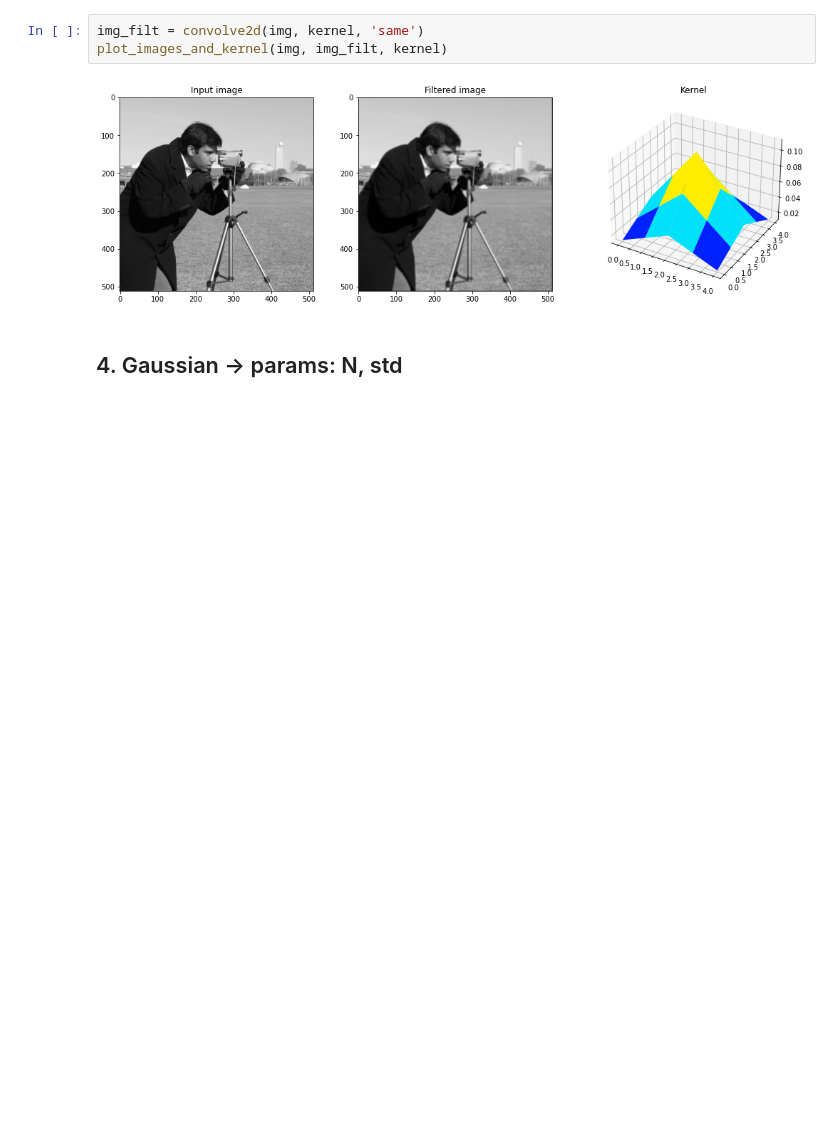
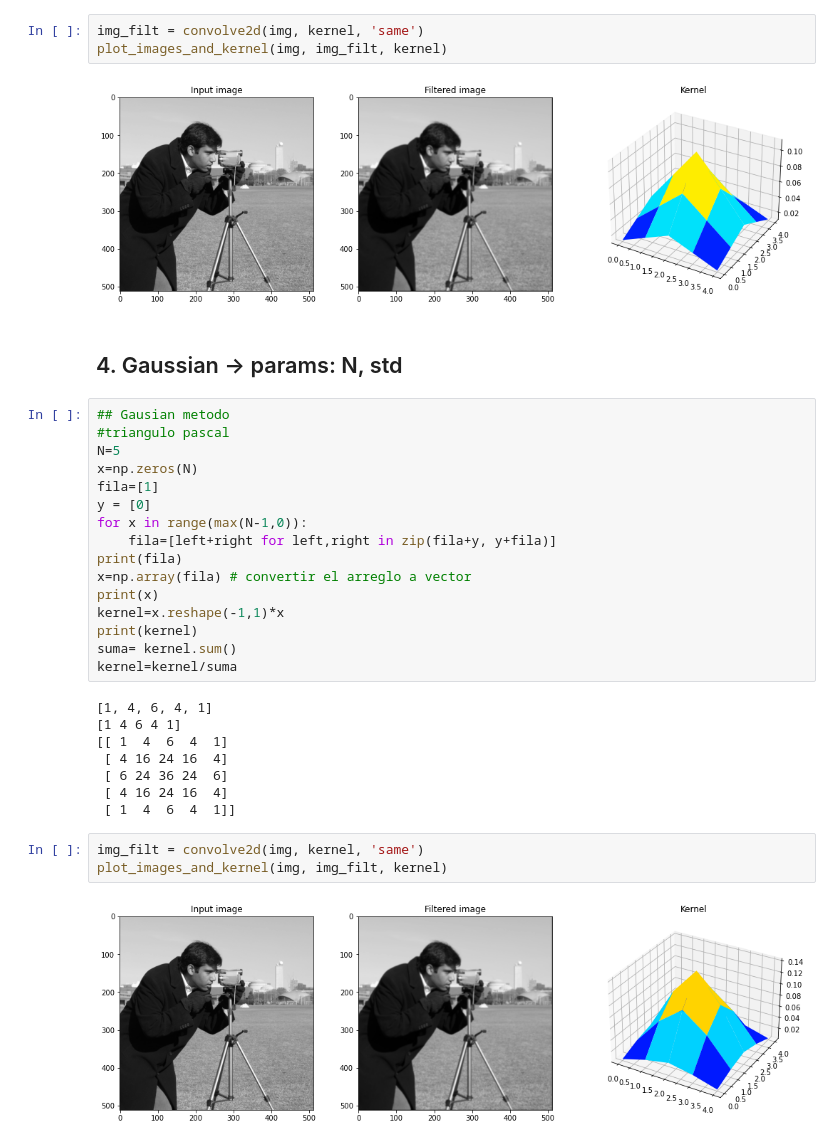
Before and after one commit to tarraga888/PDI_Practicas, a Jupyter notebook: P5EDTT.ipynb, the cells around one changed output. Drawn from its saved outputs; the diff is of its cells as text; blank space fills up the shorter version.

```diff
--- a/P5EDTT.ipynb
+++ b/P5EDTT.ipynb
@@ -181,3 +175,32 @@ plot_images_and_kernel(img, img_filt, kernel)
 [figure]
 # %% [markdown]
 ## 4. Gaussian -> params: N, std
+# %%
+## Gausian metodo
+#triangulo pascal
+N=5
+x=np.zeros(N)
+fila=[1]
+y = [0]
+for x in range(max(N-1,0)):
+    fila=[left+right for left,right in zip(fila+y, y+fila)]
+print(fila)
+x=np.array(fila) # convertir el arreglo a vector
+print(x)
+kernel=x.reshape(-1,1)*x
+print(kernel)
+suma= kernel.sum()
+kernel=kernel/suma
+# %% [output]
+[1, 4, 6, 4, 1]
+[1 4 6 4 1]
+[[ 1  4  6  4  1]
+ [ 4 16 24 16  4]
+ [ 6 24 36 24  6]
+ [ 4 16 24 16  4]
+ [ 1  4  6  4  1]]
+# %%
+img_filt = convolve2d(img, kernel, 'same')
+plot_images_and_kernel(img, img_filt, kernel)
+# %% [output]
+[figure, added]
```
Also changed, not shown: parts of 2 cells of this notebook.
